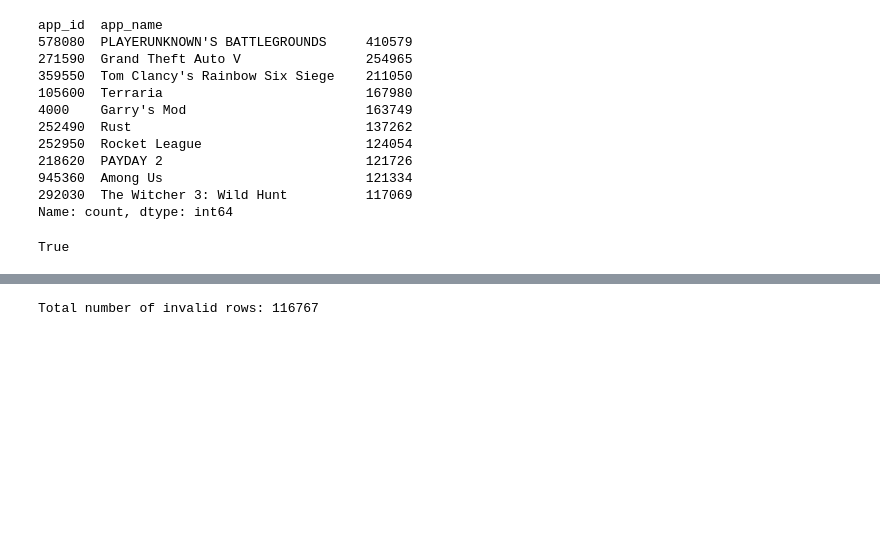
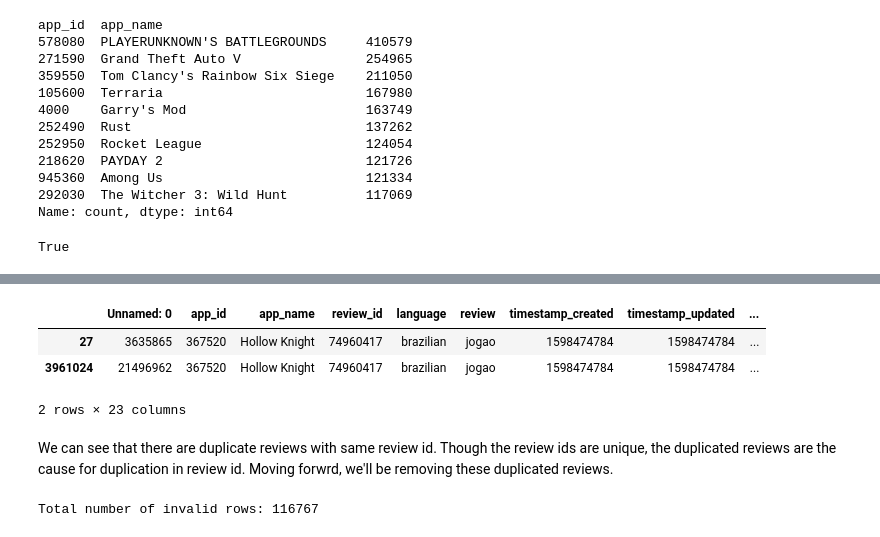
Before and after one commit to shahzeb512/ADM-HW2, a Jupyter notebook: main.ipynb, the cells around one changed output, grey strips where cells are left out. Saved outputs shown, nothing was run; the diff lists cells and outputs as text; code cells hidden in the pictures; blank space fills up the shorter version.

```diff
--- a/main.ipynb
+++ b/main.ipynb
@@ -189,3 +230,12 @@ We can see that although there are multiple duplicates for each `app_id` `app_na
+# %%
+sampledf[sampledf['review_id'] == 74960417]
+# %% [output]
+|  | Unnamed: 0 | app_id | app_name | review_id | language | review | timestamp_created | timestamp_updated | ... |
+| 27 | 3635865 | 367520 | Hollow Knight | 74960417 | brazilian | jogao | 1598474784 | 1598474784 | ... |
+| 3961024 | 21496962 | 367520 | Hollow Knight | 74960417 | brazilian | jogao | 1598474784 | 1598474784 | ... |
+2 rows × 23 columns
+# %% [markdown]
+We can see that there are duplicate reviews with same review id. Though the review ids are unique, the duplicated reviews are the cause for duplication in review id. Moving forwrd, we'll be removing these duplicated reviews.
 # %%
 cond1 = sampledf['author.playtime_last_two_weeks'] <= sampledf['author.playtime_forever']
 cond2 = sampledf['author.playtime_last_two_weeks'] <= sampledf['author.playtime_at_review']
```
Also changed, not shown: parts of 19 cells of this notebook.
